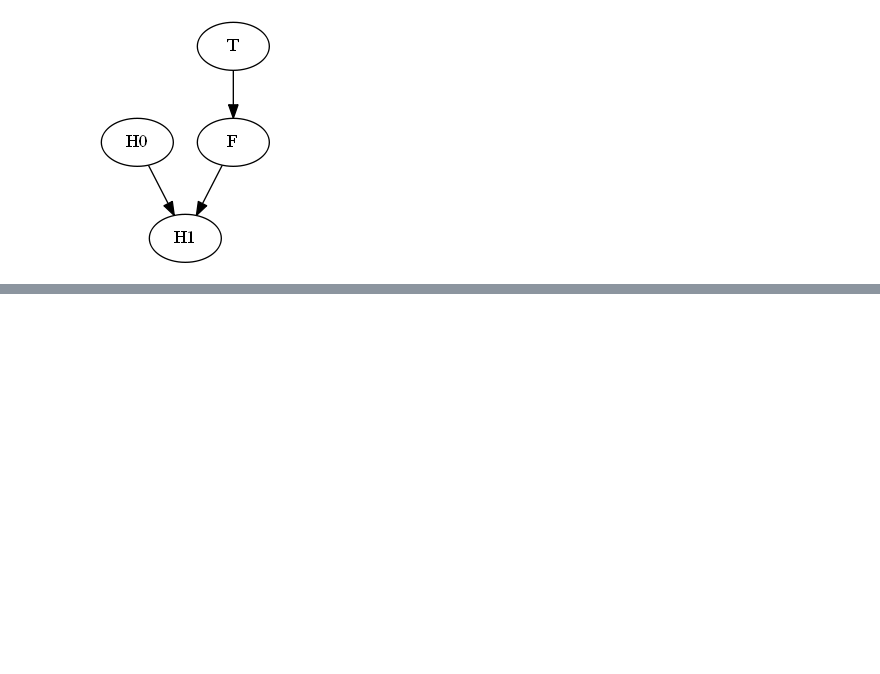
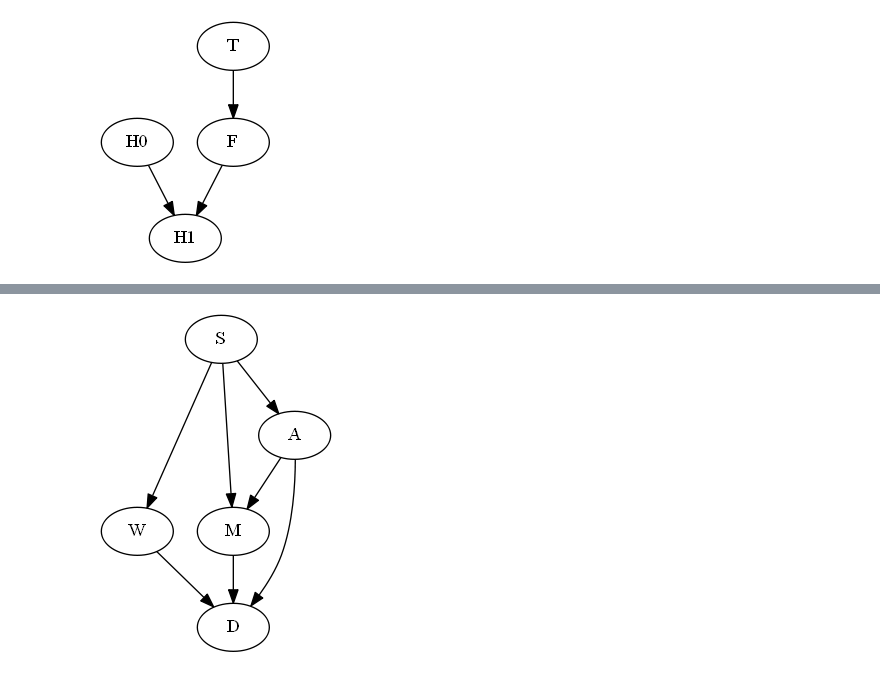
Before and after one commit to Voda88/Statistical-Rethinking, a Jupyter notebook: Chapter 6.ipynb, the cells around one changed output, grey strips where cells are left out. Cells and saved outputs as stored; diff of their text form; code cells hidden in the pictures; blank space fills up the shorter version.

```diff
--- a/Chapter 6.ipynb
+++ b/Chapter 6.ipynb
@@ -421,0 +408,16 @@ ExecutableNotFound: failed to execute ['dot', '-Tpdf', '-O', 'round-table.gv'],
+# %%
+G = BayesianModel()
+# %%
+G.add_edge('S','M')
+G.add_edge('S','W')
+G.add_edge('S','A')
+G.add_edge('A','M')
+G.add_edge('A','D')
+G.add_edge('M','D')
+G.add_edge('W','D')
+# %%
+P = nx.drawing.nx_pydot.to_pydot(G)
+# %%
+Image(P.create_png())
+# %% [output]
+[figure, added]
```
Also changed, not shown: parts of 8 cells of this notebook.
